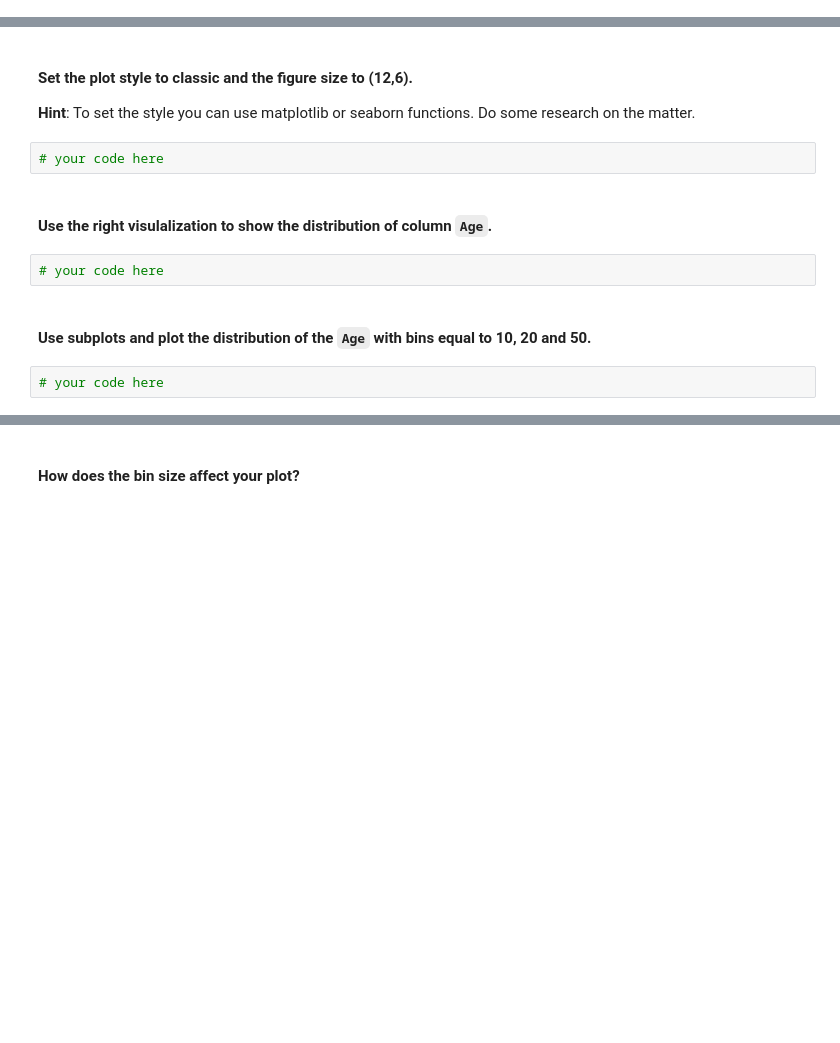
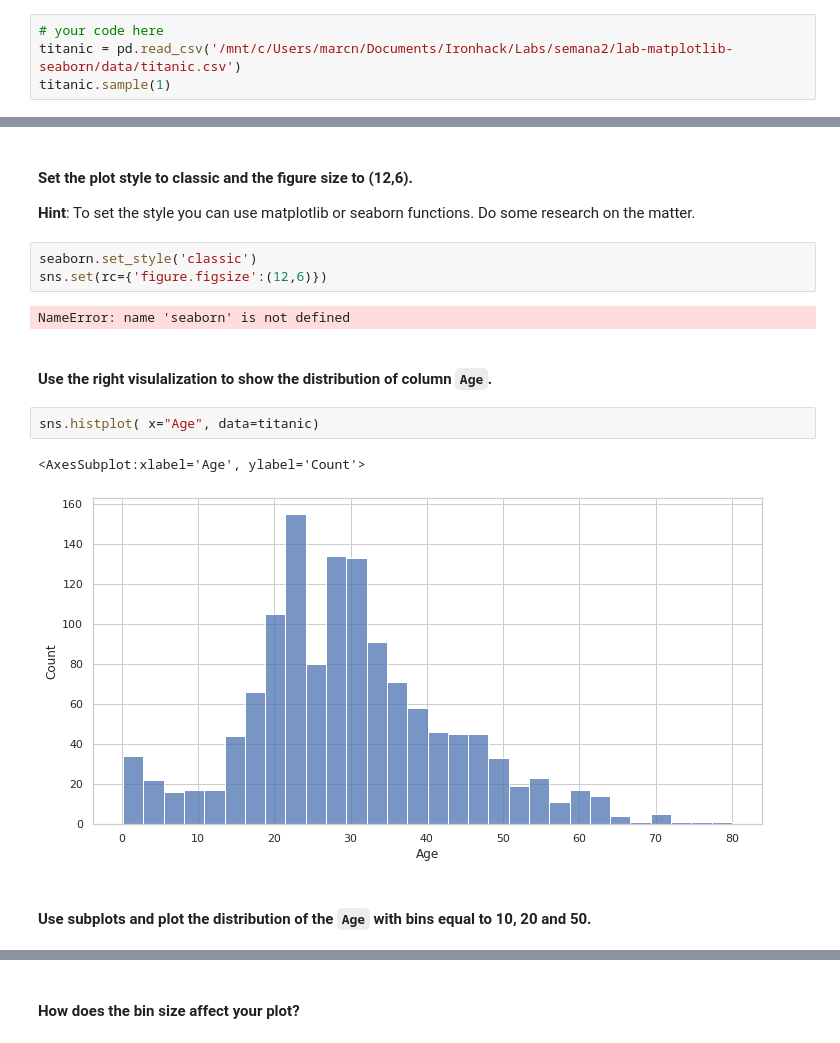
Before and after one commit to Ironhack-Data-Madrid-Enero-2022/lab-matplotlib-seaborn, a Jupyter notebook: your-code/main.ipynb, the cells around one changed output, grey strips where cells are left out. Saved outputs shown, nothing was run; the diff lists cells and outputs as text; blank space fills up the shorter version.

```diff
--- a/your-code/main.ipynb
+++ b/your-code/main.ipynb
@@ -123,0 +130,4 @@ plt.close() # Closing the figure helps making the jupyter notebook easier to go
+# %%
+# your code here
+titanic = pd.read_csv('/mnt/c/Users/marcn/Documents/Ironhack/Labs/semana2/lab-matplotlib-seaborn/data/titanic.csv')
+titanic.sample(1)
@@ -137,13 +186,17 @@ plt.close() # Closing the figure helps making the jupyter notebook easier to go
 # %% [markdown]
 #### Set the plot style to classic and the figure size to (12,6).
 **Hint**: To set the style you can use matplotlib or seaborn functions. Do some research on the matter.
-# %%
-# your code here
+# %%
+seaborn.set_style('classic')
+sns.set(rc={'figure.figsize':(12,6)})
+# %% [output]
+NameError: name 'seaborn' is not defined
 # %% [markdown]
 #### Use the right visulalization to show the distribution of column `Age`.
-# %%
-# your code here
+# %%
+sns.histplot( x="Age", data=titanic)
+# %% [output]
+<AxesSubplot:xlabel='Age', ylabel='Count'>
+[figure, added]
 # %% [markdown]
 #### Use subplots and plot the distribution of the `Age`  with bins equal to 10, 20 and 50.
-# %%
-# your code here
```
Also changed, not shown: parts of 44 cells of this notebook.
